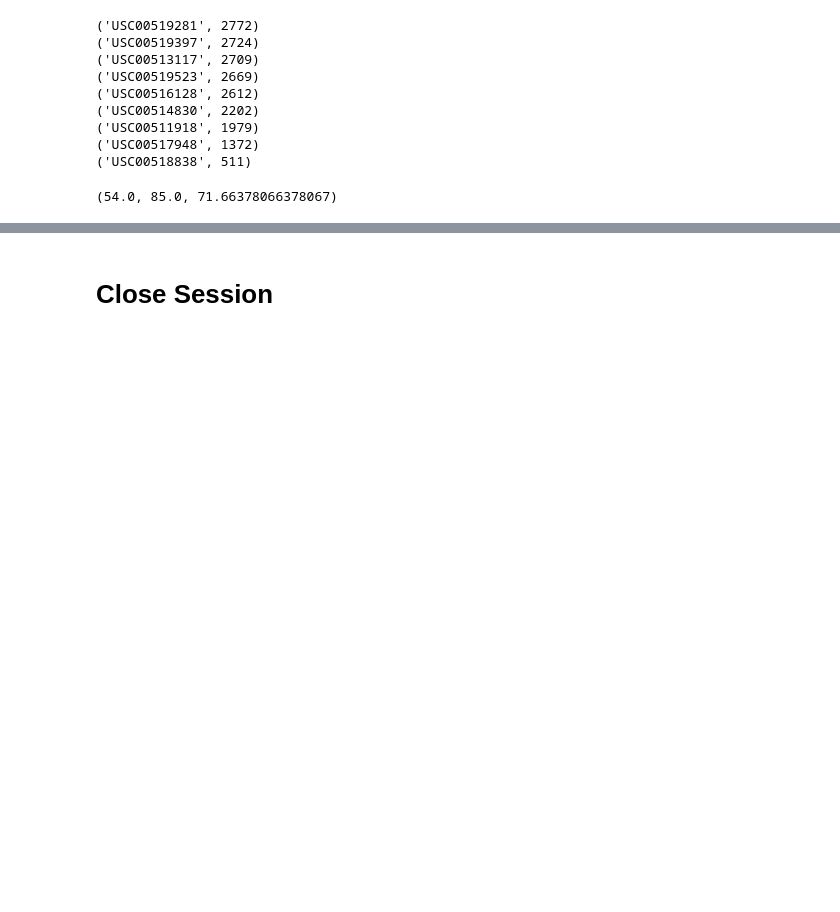
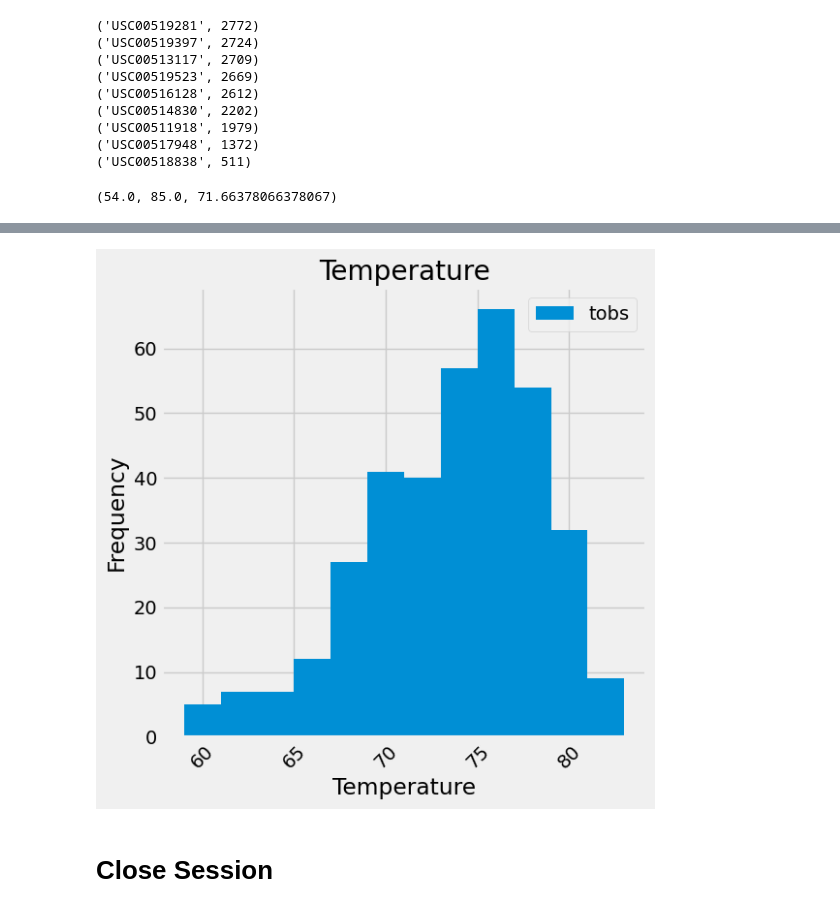
Before and after one commit to Mhills32/slalchemy-challenge, a Jupyter notebook: climate_starter.ipynb, the cells around one changed output, grey strips where cells are left out. Drawn from its saved outputs; the diff is of its cells as text; code cells hidden in the pictures; blank space fills up the shorter version.

```diff
--- a/climate_starter.ipynb
+++ b/climate_starter.ipynb
@@ -205,3 +181,31 @@ Text(0.5, 4.183333333333314, 'Temperature')
+# %%
+# Using the most active station id
+# Query the last 12 months of temperature observation data for this station and plot the results as a histogram
+most_active_station = active_stations[0][0]
+
+most_recent_date_active = session.query(measurement.date).filter(measurement.station == most_active_station).order_by(desc(measurement.date)).first()[0]
+
+most_recent_date_active = dt.datetime.strptime(most_recent_date_active, '%Y-%m-%d').date()
+
+
+one_year_prior = most_recent_date_active - dt.timedelta(days=365)
+
+results = session.query(measurement.tobs).filter(measurement.station == most_active_station, measurement.date >= one_year_prior).all()
+
+temperatures = [result[0] for result in results]
+
+temperature_df = pd.DataFrame(temperatures, columns=['Temperature'])
+
+temperature_df.hist(figsize=[6,6], bins=12)
+plt.xlabel('Temperature')
+plt.ylabel('Frequency')
+plt.xticks(rotation=45)
+
+plt.legend(['tobs'], loc="best")
+plt.tight_layout()
+plt.show()
+# %% [output]
+[figure, added]
 # %% [markdown]
 # Close Session
 # %%
```
Also changed, not shown: parts of 5 cells of this notebook.
